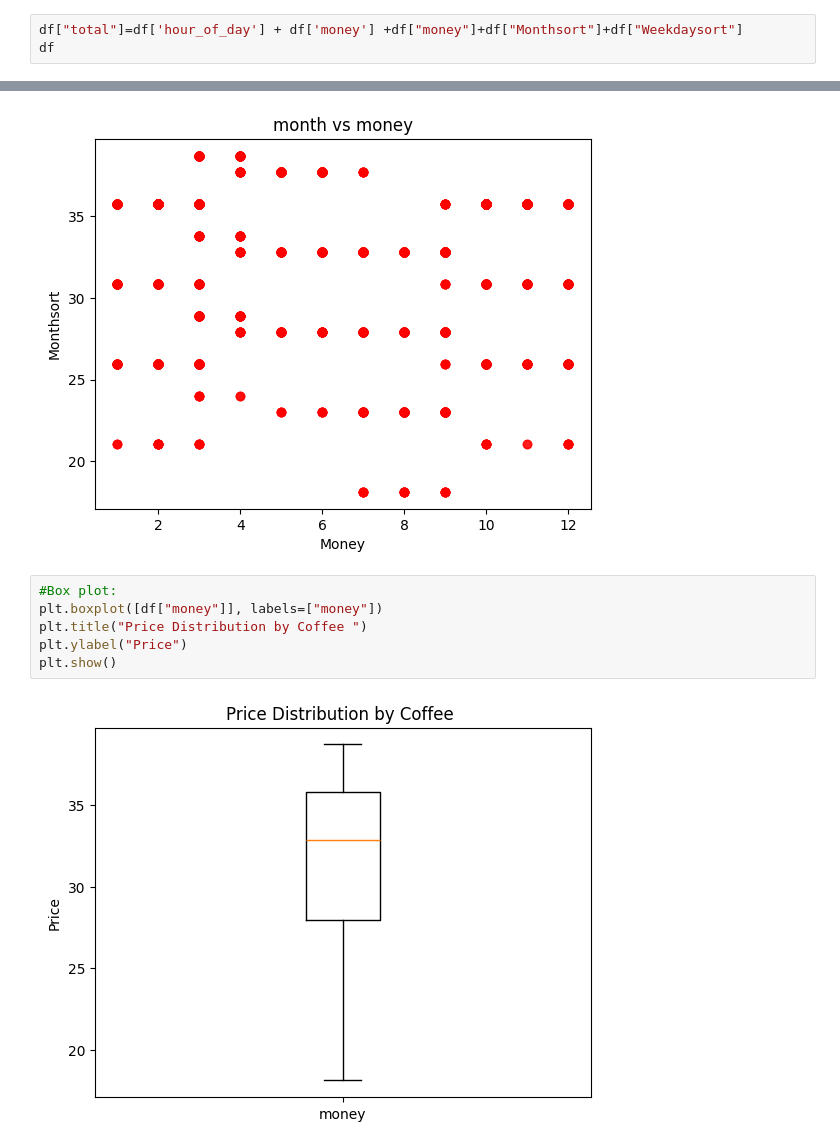
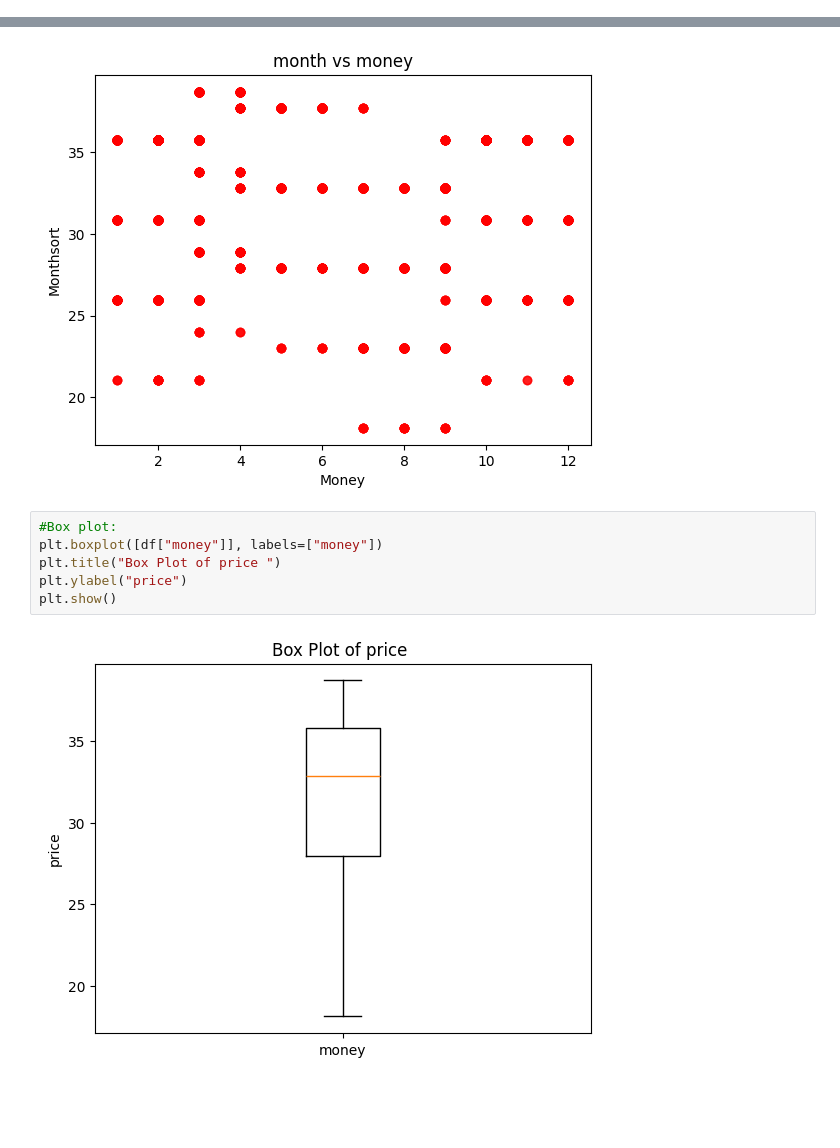
Before and after one commit to NoorFadhil-afk/Makeen-Data-Science-AI, a Jupyter notebook: Project coffee data sale.ipynb, the cells around one changed output, grey strips where cells are left out. Drawn from its saved outputs; the diff is of its cells as text; blank space fills up the shorter version.

```diff
--- a/Project coffee data sale.ipynb
+++ b/Project coffee data sale.ipynb
@@ -294,6 +250,3 @@ filter
 | 3227 | 18 | card | 35.76 | Latte | Night | Fri | Feb | 5 | ... |
 | 3231 | 14 | card | 35.76 | Latte | Afternoon | Sat | Mar | 6 | ... |
 701 rows × 11 columns
-# %%
-df["total"]=df['hour_of_day'] + df['money'] +df["money"]+df["Monthsort"]+df["Weekdaysort"]
-df
@@ -372,10 +312,10 @@ plt.show()
 # %%
 #Box plot:
 plt.boxplot([df["money"]], labels=["money"])
-plt.title("Price Distribution by Coffee ")
-plt.ylabel("Price")
+plt.title("Box Plot of price ")
+plt.ylabel("price")
 plt.show()
 # %% [output]
-[figure, old version]
+[figure, new version]
 # %%
 #Correlation heatmap:
```
Also changed, not shown: parts of 18 cells of this notebook.
